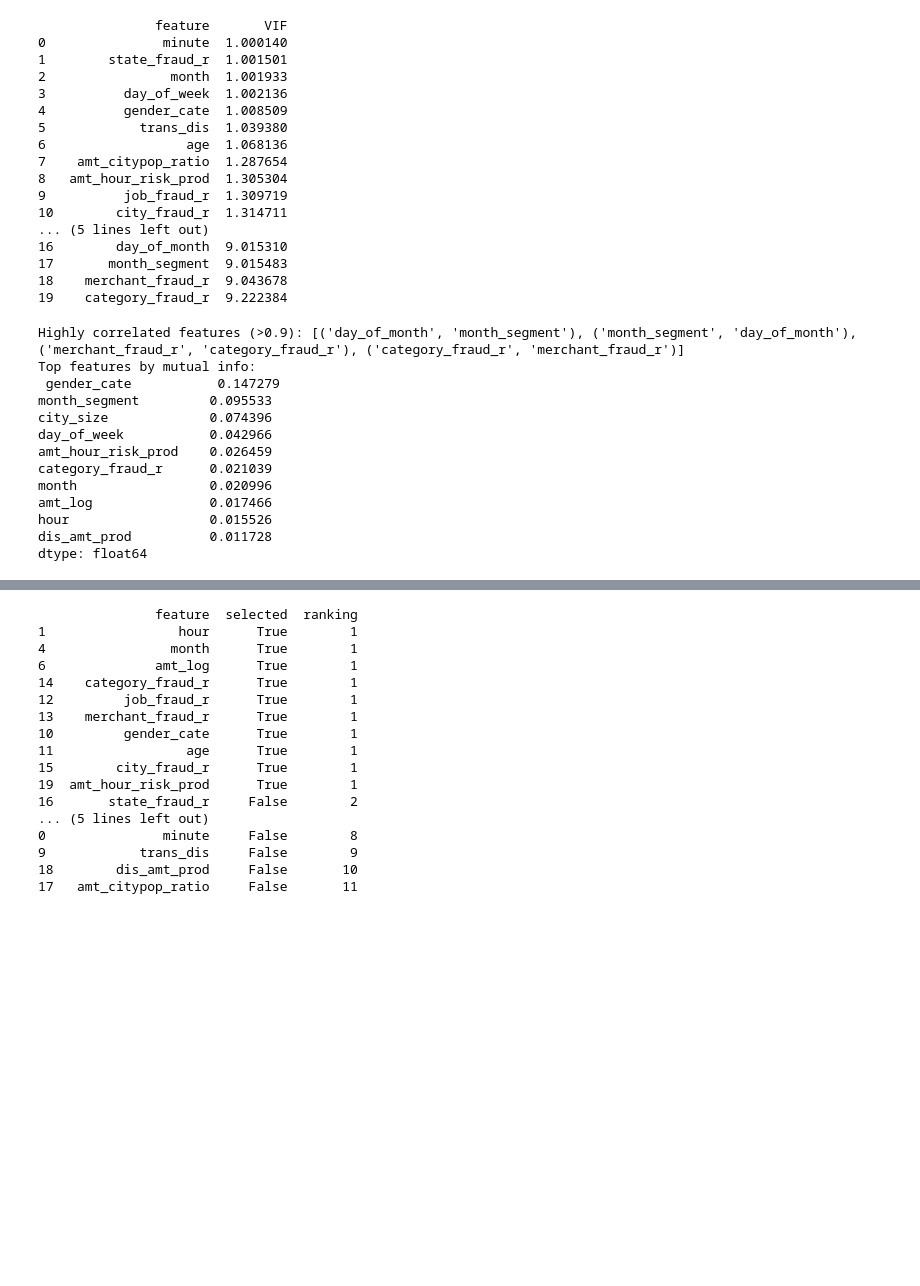
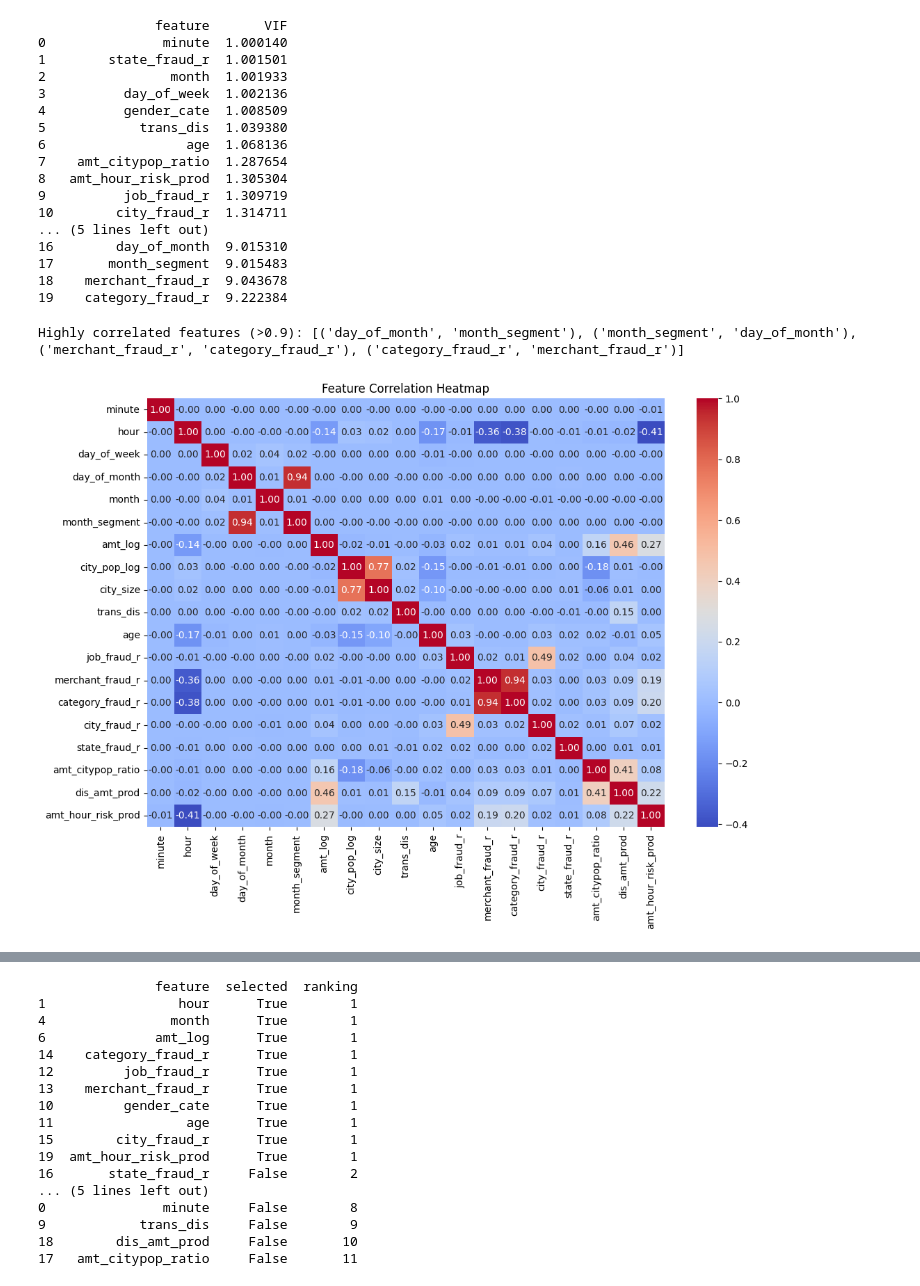
Before and after one commit to Lapis-Lazuli-31415/RBC-Fraud-Detection, a Jupyter notebook: Fraud_Detection.ipynb, the cells around one changed output, grey strips where cells are left out. Drawn from its saved outputs; the diff is of its cells as text; code cells hidden in the pictures; blank space fills up the shorter version.

```diff
--- a/Fraud_Detection.ipynb
+++ b/Fraud_Detection.ipynb
@@ -689,34 +681,25 @@ print(vif_data_sorted)
 19    category_fraud_r  9.222384
 # %%
 # 3. Filter Methods (Correlation / Mutual Information)
+from matplotlib import pyplot as plt
 from sklearn.feature_selection import mutual_info_classif
+import seaborn as sns
 
 # Drop target before checking correlation
 X = df_fs.drop(columns=["is_fraud"])
 y = df_fs["is_fraud"]
 
 # Correlation Matrix
 corr_matrix = X.corr()
 high_corr = [(c1, c2) for c1 in corr_matrix.columns for c2 in corr_matrix.columns
              if c1 != c2 and abs(corr_matrix.loc[c1, c2]) > 0.9]
-
 print("Highly correlated features (>0.9):", high_corr)
-
-# Mutual Information
-mi = mutual_info_classif(X, y, discrete_features='auto')
-mi_scores = pd.Series(mi, index=X.columns).sort_values(ascending=False)
-print("Top features by mutual info:\n", mi_scores.head(10))
+# Plot heatmap
+numeric_X = df_fs.drop(columns=["is_fraud", "gender_cate"])
+plt.figure(figsize=(12, 8))
+sns.heatmap(numeric_X.corr(), annot=True, fmt=".2f", cmap="coolwarm")
+plt.title("Feature Correlation Heatmap")
+plt.show()
 # %% [output]
 Highly correlated features (>0.9): [('day_of_month', 'month_segment'), ('month_segment', 'day_of_month'), ('merchant_fraud_r', 'category_fraud_r'), ('category_fraud_r', 'merchant_fraud_r')]
-Top features by mutual info:
- gender_cate           0.147279
-month_segment         0.095533
-city_size             0.074396
-day_of_week           0.042966
-amt_hour_risk_prod    0.026459
-category_fraud_r      0.021039
-month                 0.020996
-amt_log               0.017466
-hour                  0.015526
-dis_amt_prod          0.011728
-dtype: float64
+[figure, added]
```
Also changed, not shown: parts of 9 cells of this notebook.
